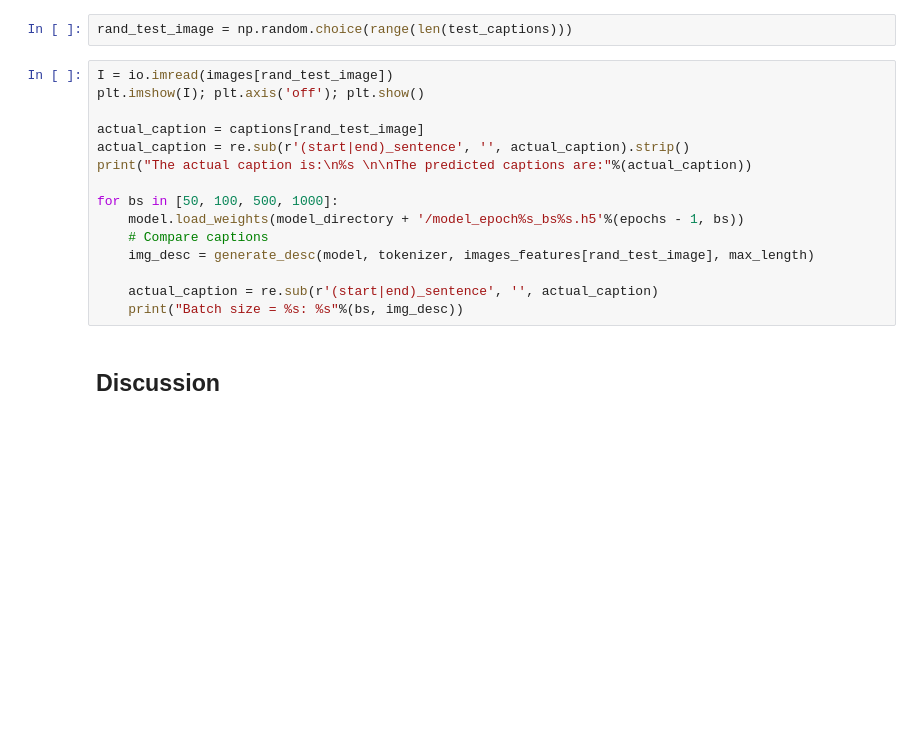
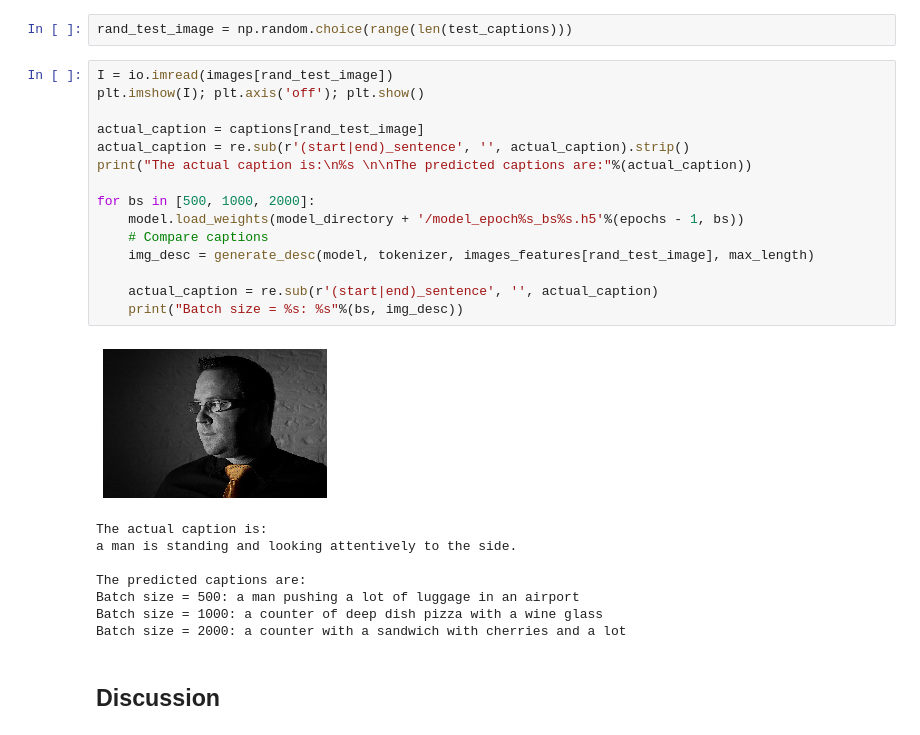
Before and after one commit to TianyuanCai/image_captioning, a Jupyter notebook: image_captioning.ipynb, the cells around one changed output. Cells and saved outputs as stored; diff of their text form; blank space fills up the shorter version.

```diff
--- a/image_captioning.ipynb
+++ b/image_captioning.ipynb
@@ -641,18 +768,27 @@ rand_test_image = np.random.choice(range(len(test_captions)))
 # %%
 I = io.imread(images[rand_test_image])
 plt.imshow(I); plt.axis('off'); plt.show()
 
 actual_caption = captions[rand_test_image]
 actual_caption = re.sub(r'(start|end)_sentence', '', actual_caption).strip()
 print("The actual caption is:\n%s \n\nThe predicted captions are:"%(actual_caption))
 
-for bs in [50, 100, 500, 1000]:
+for bs in [500, 1000, 2000]:
     model.load_weights(model_directory + '/model_epoch%s_bs%s.h5'%(epochs - 1, bs))
     # Compare captions
     img_desc = generate_desc(model, tokenizer, images_features[rand_test_image], max_length)
 
     actual_caption = re.sub(r'(start|end)_sentence', '', actual_caption)
     print("Batch size = %s: %s"%(bs, img_desc))
+# %% [output]
+[figure, added]
+The actual caption is:
+a man is standing and looking attentively to the side.
+
+The predicted captions are:
+Batch size = 500: a man pushing a lot of luggage in an airport
+Batch size = 1000: a counter of deep dish pizza with a wine glass
+Batch size = 2000: a counter with a sandwich with cherries and a lot
 # %% [markdown]
 ## Discussion
 # %% [markdown]
```
Also changed, not shown: parts of 36 cells of this notebook.
